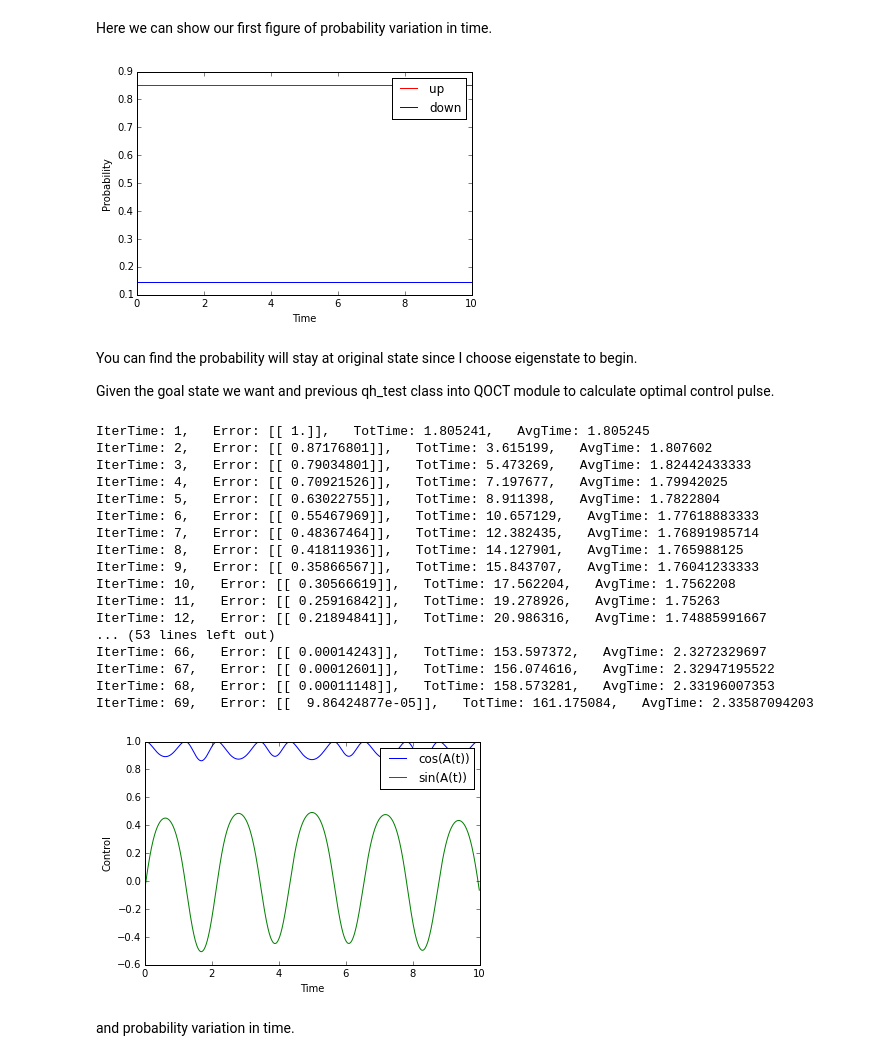
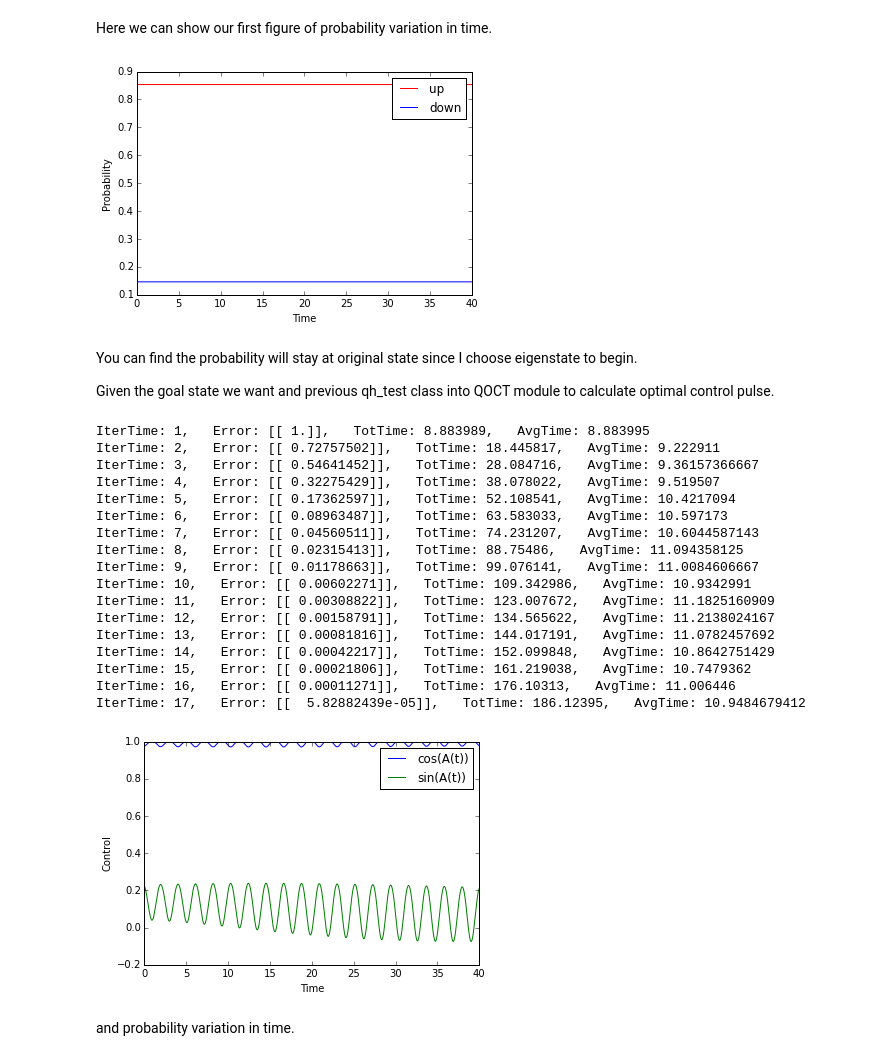
Before and after one commit to abyellow/abin-quantunm-optimal-control, a Jupyter notebook: README_EX2.ipynb, the cells around one changed output. Drawn from its saved outputs; the diff is of its cells as text; code cells hidden in the pictures.

```diff
--- a/README_EX2.ipynb
+++ b/README_EX2.ipynb
@@ -22,3 +12,20 @@ phi_i = phi_i / norm(phi_i)
+# %%
+U = 1.
+eps_cos = 1.
+eps_sin = 1.
+
+H0 = [[0,U],[U,0]]
+Hctr = [[eps_cos,0],[0,-eps_cos]]
+Hctr2 = [[eps_sin,0],[0,-eps_sin]]
+H = np.array(H0) + np.array(Hctr)
+
+eig_val, eig_vec = np.linalg.eig(H)
+phi_i = eig_vec[:,0].reshape(2,1)
+phi_g = eig_vec[:,1].reshape(2,1)
+
+N_time = 4000
+ctrl = 1.*np.ones(N_time)
+ctrl2 = 0.*np.ones(N_time)
 # %% [markdown]
 Call QH module to build up equation of motion and states.
 # %%
@@ -36,43 +43,41 @@ plt.ylabel('Probability')
 plt.legend()
 plt.show()
 # %% [output]
-[figure, old version]
+[figure, new version]
 # %% [markdown]
 You can find the probability will stay at original state since I choose eigenstate to begin.
 
 Given the goal state we want and previous qh_test class into QOCT module to calculate optimal control pulse.
 # %%
-phi_g = [[np.sqrt(2)-1],[-1]]
-phi_g = phi_g / norm(phi_g)
-qh_test.ctrl = .9*np.ones(1000)
-qh_test.ctrl2 = .1*np.ones(1000)
+qh_test.ctrl = .9*np.ones(N_time)
+qh_test.ctrl2 = .1*np.ones(N_time)
 qoct_test = QOCT(qh_test, phi_g)
 ctrl_test, ctrl2_test = qoct_test.run()
 plt.plot(time[:-1], ctrl_test,label = 'cos(A(t))')
 plt.plot(time[:-1], ctrl2_test, label = 'sin(A(t))')
 plt.xlabel('Time')
 plt.ylabel('Control')
 plt.legend()
 plt.show()
 # %% [output]
-IterTime: 1,   Error: [[ 1.]],   TotTime: 1.805241,   AvgTime: 1.805245
-IterTime: 2,   Error: [[ 0.87176801]],   TotTime: 3.615199,   AvgTime: 1.807602
-IterTime: 3,   Error: [[ 0.79034801]],   TotTime: 5.473269,   AvgTime: 1.82442433333
-IterTime: 4,   Error: [[ 0.70921526]],   TotTime: 7.197677,   AvgTime: 1.79942025
-IterTime: 5,   Error: [[ 0.63022755]],   TotTime: 8.911398,   AvgTime: 1.7822804
-IterTime: 6,   Error: [[ 0.55467969]],   TotTime: 10.657129,   AvgTime: 1.77618883333
-IterTime: 7,   Error: [[ 0.48367464]],   TotTime: 12.382435,   AvgTime: 1.76891985714
-IterTime: 8,   Error: [[ 0.41811936]],   TotTime: 14.127901,   AvgTime: 1.765988125
-IterTime: 9,   Error: [[ 0.35866567]],   TotTime: 15.843707,   AvgTime: 1.76041233333
-IterTime: 10,   Error: [[ 0.30566619]],   TotTime: 17.562204,   AvgTime: 1.7562208
-IterTime: 11,   Error: [[ 0.25916842]],   TotTime: 19.278926,   AvgTime: 1.75263
-IterTime: 12,   Error: [[ 0.21894841]],   TotTime: 20.986316,   AvgTime: 1.74885991667
-... (53 lines left out)
-IterTime: 66,   Error: [[ 0.00014243]],   TotTime: 153.597372,   AvgTime: 2.3272329697
-IterTime: 67,   Error: [[ 0.00012601]],   TotTime: 156.074616,   AvgTime: 2.32947195522
-IterTime: 68,   Error: [[ 0.00011148]],   TotTime: 158.573281,   AvgTime: 2.33196007353
-IterTime: 69,   Error: [[  9.86424877e-05]],   TotTime: 161.175084,   AvgTime: 2.33587094203
+IterTime: 1,   Error: [[ 1.]],   TotTime: 8.883989,   AvgTime: 8.883995
+IterTime: 2,   Error: [[ 0.72757502]],   TotTime: 18.445817,   AvgTime: 9.222911
+IterTime: 3,   Error: [[ 0.54641452]],   TotTime: 28.084716,   AvgTime: 9.36157366667
+IterTime: 4,   Error: [[ 0.32275429]],   TotTime: 38.078022,   AvgTime: 9.519507
+IterTime: 5,   Error: [[ 0.17362597]],   TotTime: 52.108541,   AvgTime: 10.4217094
+IterTime: 6,   Error: [[ 0.08963487]],   TotTime: 63.583033,   AvgTime: 10.597173
+IterTime: 7,   Error: [[ 0.04560511]],   TotTime: 74.231207,   AvgTime: 10.6044587143
+IterTime: 8,   Error: [[ 0.02315413]],   TotTime: 88.75486,   AvgTime: 11.094358125
+IterTime: 9,   Error: [[ 0.01178663]],   TotTime: 99.076141,   AvgTime: 11.0084606667
+IterTime: 10,   Error: [[ 0.00602271]],   TotTime: 109.342986,   AvgTime: 10.9342991
+IterTime: 11,   Error: [[ 0.00308822]],   TotTime: 123.007672,   AvgTime: 11.1825160909
+IterTime: 12,   Error: [[ 0.00158791]],   TotTime: 134.565622,   AvgTime: 11.2138024167
+IterTime: 13,   Error: [[ 0.00081816]],   TotTime: 144.017191,   AvgTime: 11.0782457692
+IterTime: 14,   Error: [[ 0.00042217]],   TotTime: 152.099848,   AvgTime: 10.8642751429
+IterTime: 15,   Error: [[ 0.00021806]],   TotTime: 161.219038,   AvgTime: 10.7479362
+IterTime: 16,   Error: [[ 0.00011271]],   TotTime: 176.10313,   AvgTime: 11.006446
+IterTime: 17,   Error: [[  5.82882439e-05]],   TotTime: 186.12395,   AvgTime: 10.9484679412
-[figure, old version]
+[figure, new version]
 # %% [markdown]
 and probability variation in time.
 # %%
```
Also changed, not shown: parts of 4 cells of this notebook, 1 other file.
